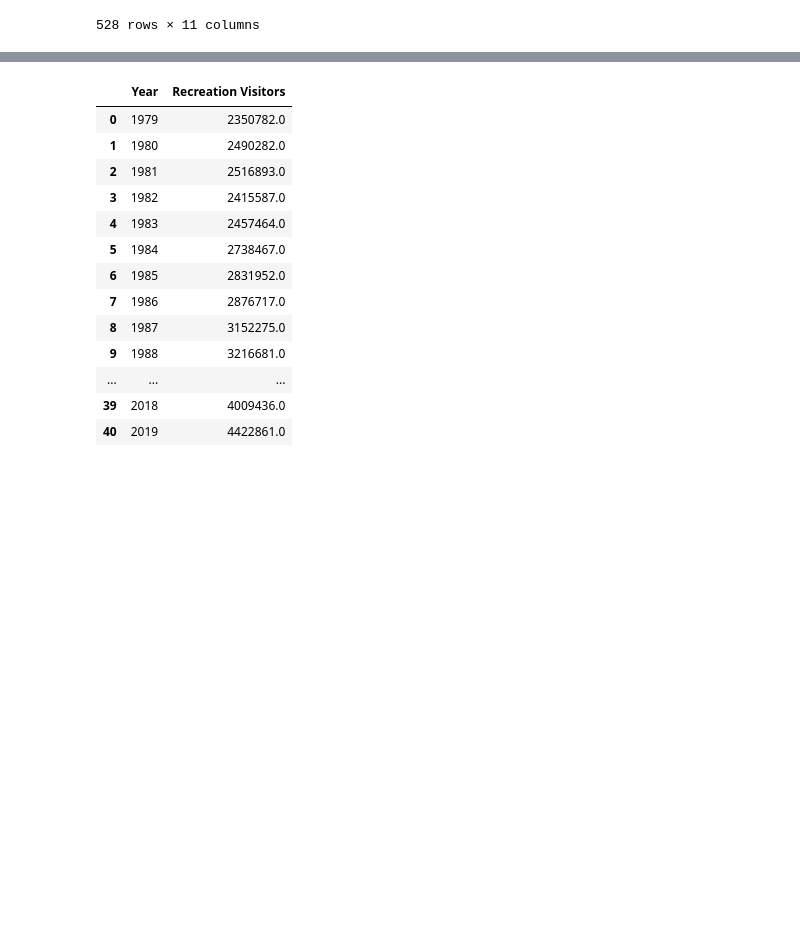
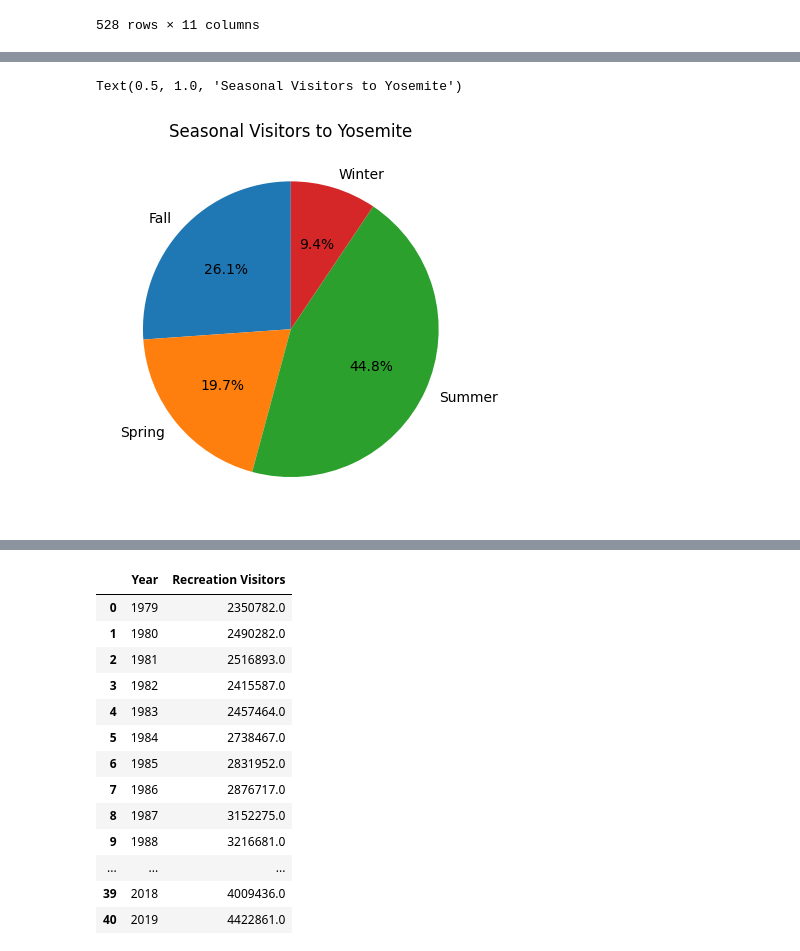
Before and after one commit to andymatsuura/NPS-Analysis, a Jupyter notebook: andy-dataclean_yosemite.ipynb, the cells around one changed output, grey strips where cells are left out. Drawn from its saved outputs; the diff is of its cells as text; code cells hidden in the pictures; blank space fills up the shorter version.

```diff
--- a/andy-dataclean_yosemite.ipynb
+++ b/andy-dataclean_yosemite.ipynb
@@ -88,0 +133,7 @@ clean_yosemite
+# %%
+seasonal_totals = clean_yosemite.groupby(clean_yosemite["Season"])["Recreation Visitors"].sum()
+plt.pie(seasonal_totals, labels=seasonal_totals.index, autopct='%1.1f%%', startangle=90)
+plt.title("Seasonal Visitors to Yosemite")
+# %% [output]
+Text(0.5, 1.0, 'Seasonal Visitors to Yosemite')
+[figure, added]
```
Also changed, not shown: parts of 26 cells of this notebook, 3 other files.
